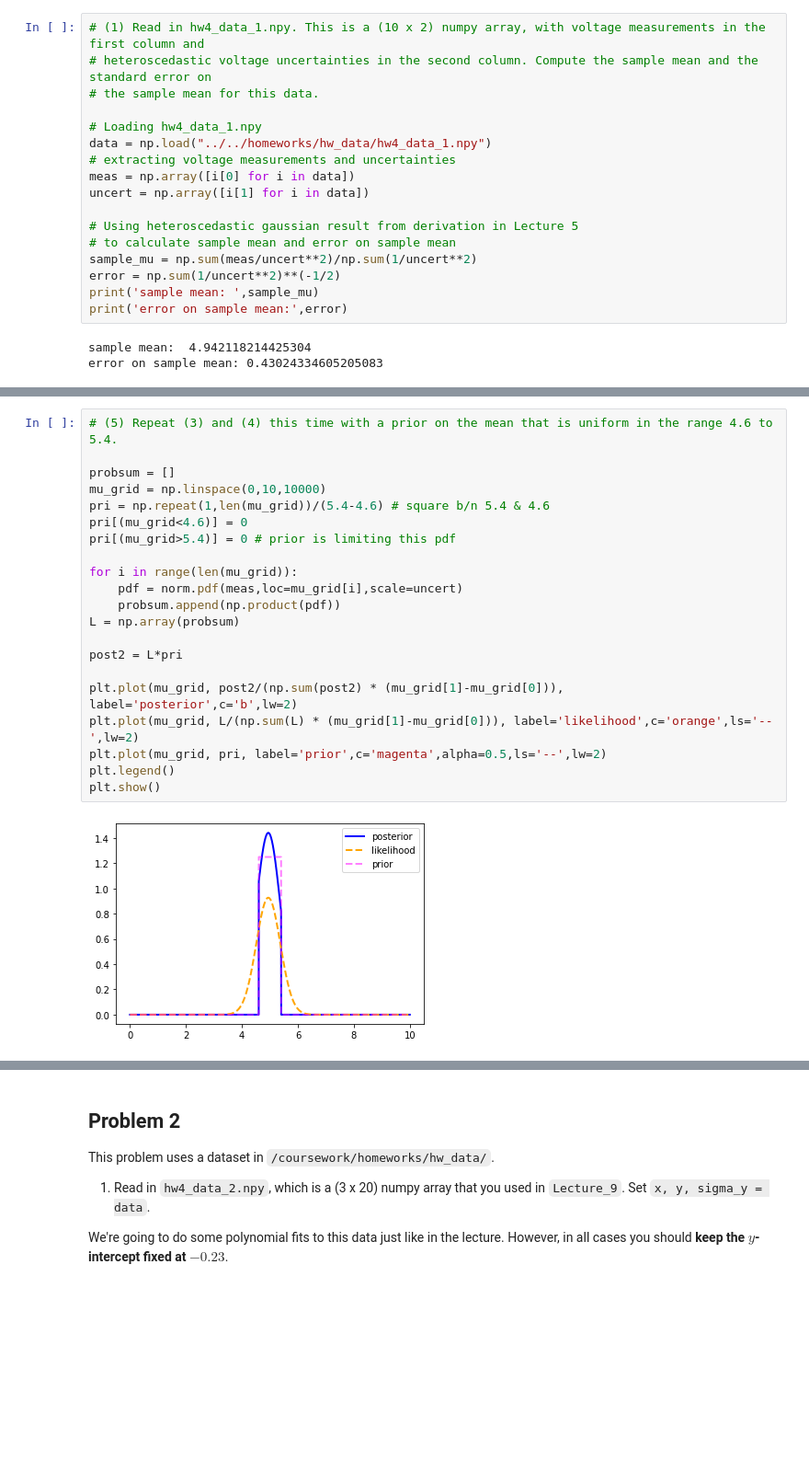
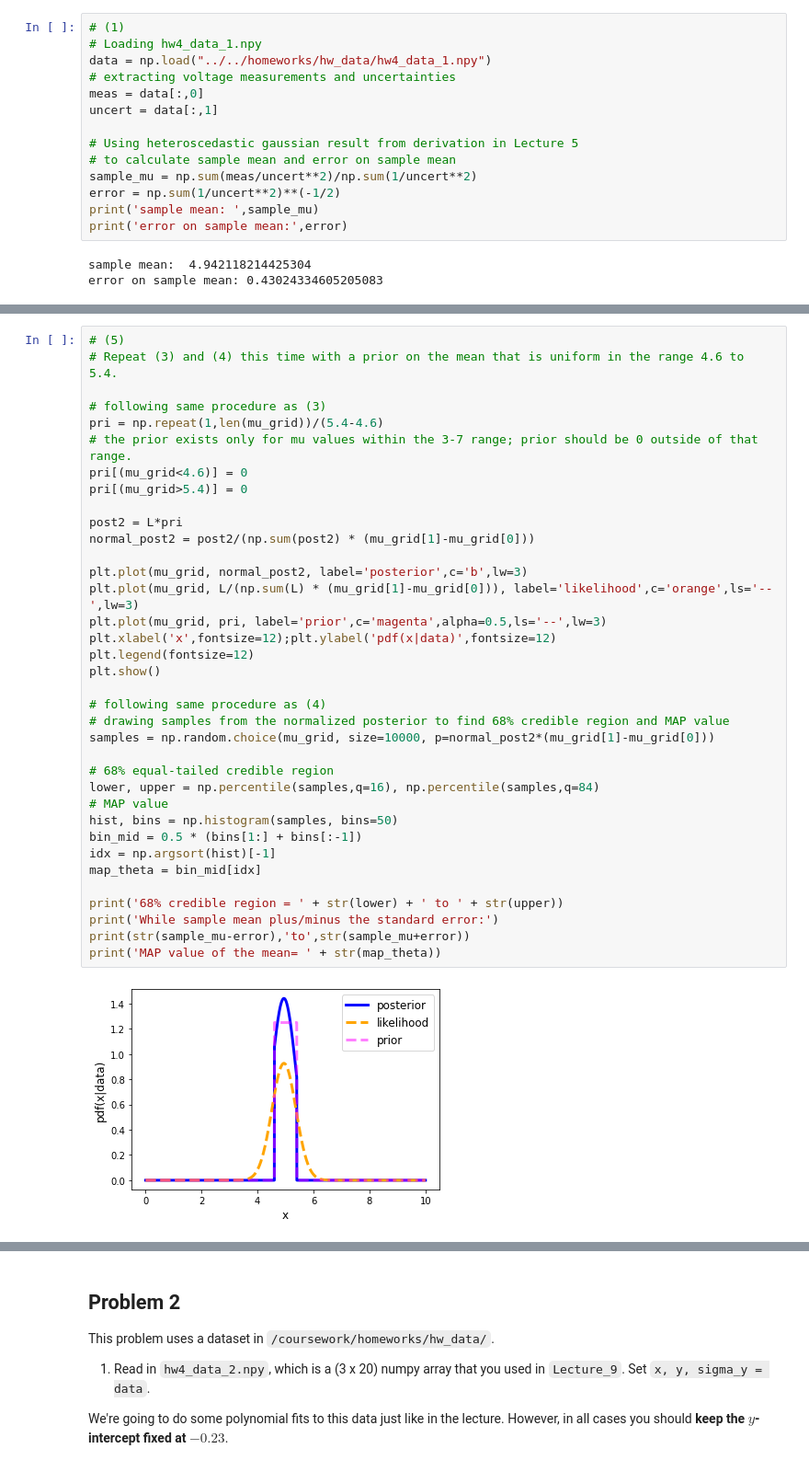
Before and after one commit to VanderbiltAstronomy/astr_8070_s22, a Jupyter notebook: coursework/student_folders/niana_mohammed/vu_astr8070_s22_hw4_NianaMohammed.ipynb, the cells around one changed output, grey strips where cells are left out. Shown at 92% size. Cells and saved outputs as stored; diff of their text form; blank space fills up the shorter version.

```diff
--- a/coursework/student_folders/niana_mohammed/vu_astr8070_s22_hw4_NianaMohammed.ipynb
+++ b/coursework/student_folders/niana_mohammed/vu_astr8070_s22_hw4_NianaMohammed.ipynb
@@ -38,13 +40,10 @@ from scipy import optimize
 # %%
-# (1) Read in hw4_data_1.npy. This is a (10 x 2) numpy array, with voltage measurements in the first column and
-# heteroscedastic voltage uncertainties in the second column. Compute the sample mean and the standard error on
-# the sample mean for this data.
-
+# (1)
 # Loading hw4_data_1.npy
 data = np.load("../../homeworks/hw_data/hw4_data_1.npy")
 # extracting voltage measurements and uncertainties
-meas = np.array([i[0] for i in data])
-uncert = np.array([i[1] for i in data])
+meas = data[:,0]
+uncert = data[:,1]
 
 # Using heteroscedastic gaussian result from derivation in Lecture 5
 # to calculate sample mean and error on sample mean
@@ -151,23 +151,38 @@ MAP value = 4.9395339533953395
 # %%
-# (5) Repeat (3) and (4) this time with a prior on the mean that is uniform in the range 4.6 to 5.4.
+# (5)
+# Repeat (3) and (4) this time with a prior on the mean that is uniform in the range 4.6 to 5.4.
 
-probsum = []
-mu_grid = np.linspace(0,10,10000)
-pri = np.repeat(1,len(mu_grid))/(5.4-4.6) # square b/n 5.4 & 4.6
+# following same procedure as (3)
+pri = np.repeat(1,len(mu_grid))/(5.4-4.6)
+# the prior exists only for mu values within the 3-7 range; prior should be 0 outside of that range.
 pri[(mu_grid<4.6)] = 0
-pri[(mu_grid>5.4)] = 0 # prior is limiting this pdf
-
-for i in range(len(mu_grid)):
-    pdf = norm.pdf(meas,loc=mu_grid[i],scale=uncert)
-    probsum.append(np.product(pdf))
-L = np.array(probsum)
+pri[(mu_grid>5.4)] = 0
 
 post2 = L*pri
+normal_post2 = post2/(np.sum(post2) * (mu_grid[1]-mu_grid[0]))
 
-plt.plot(mu_grid, post2/(np.sum(post2) * (mu_grid[1]-mu_grid[0])), label='posterior',c='b',lw=2)
-plt.plot(mu_grid, L/(np.sum(L) * (mu_grid[1]-mu_grid[0])), label='likelihood',c='orange',ls='--',lw=2)
-plt.plot(mu_grid, pri, label='prior',c='magenta',alpha=0.5,ls='--',lw=2)
-plt.legend()
+plt.plot(mu_grid, normal_post2, label='posterior',c='b',lw=3)
+plt.plot(mu_grid, L/(np.sum(L) * (mu_grid[1]-mu_grid[0])), label='likelihood',c='orange',ls='--',lw=3)
+plt.plot(mu_grid, pri, label='prior',c='magenta',alpha=0.5,ls='--',lw=3)
+plt.xlabel('x',fontsize=12);plt.ylabel('pdf(x|data)',fontsize=12)
+plt.legend(fontsize=12)
 plt.show()
+
+# following same procedure as (4)
+# drawing samples from the normalized posterior to find 68% credible region and MAP value
+samples = np.random.choice(mu_grid, size=10000, p=normal_post2*(mu_grid[1]-mu_grid[0]))
+
+# 68% equal-tailed credible region
+lower, upper = np.percentile(samples,q=16), np.percentile(samples,q=84)
+# MAP value
+hist, bins = np.histogram(samples, bins=50)
+bin_mid = 0.5 * (bins[1:] + bins[:-1])
+idx = np.argsort(hist)[-1]
+map_theta = bin_mid[idx]
+
+print('68% credible region = ' + str(lower) + ' to ' + str(upper))
+print('While sample mean plus/minus the standard error:')
+print(str(sample_mu-error),'to',str(sample_mu+error))
+print('MAP value of the mean= ' + str(map_theta))
 # %% [output]
-[figure, old version]
+[figure, new version]
```
Also changed, not shown: parts of 35 cells of this notebook, 2 other files.
